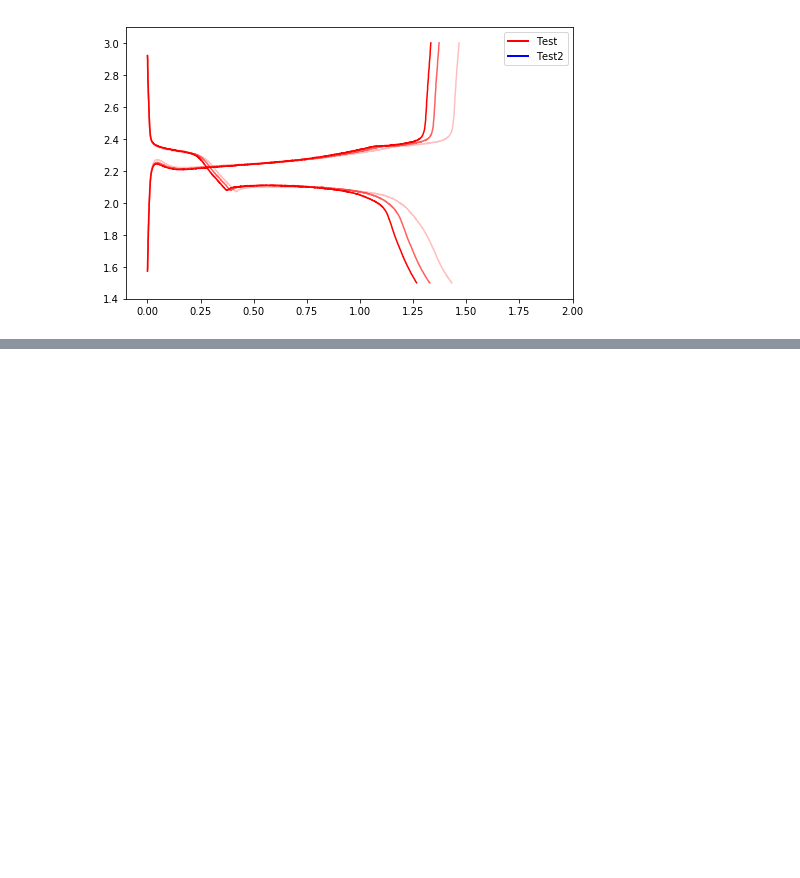
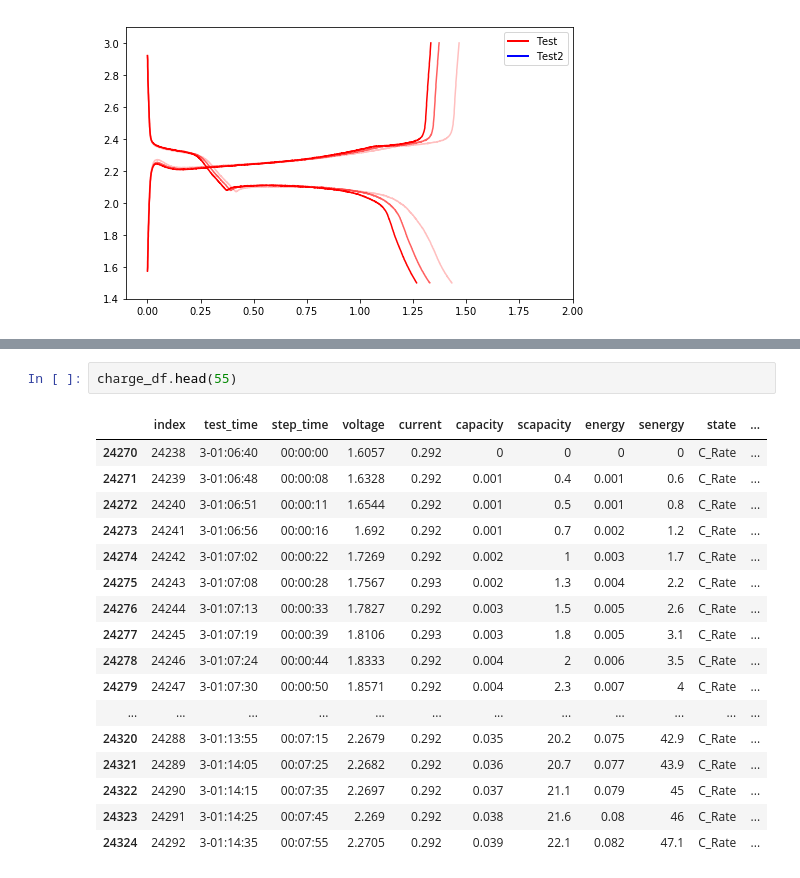
Before and after one commit to ParkerSteichen/battery_cycler, a Jupyter notebook: Dev_2/dataprep_dev.ipynb, the cells around one changed output, grey strips where cells are left out. Saved outputs shown, nothing was run; the diff lists cells and outputs as text; blank space fills up the shorter version.

```diff
--- a/Dev_2/dataprep_dev.ipynb
+++ b/Dev_2/dataprep_dev.ipynb
@@ -265,0 +306,20 @@ array([0, 1])
+# %%
+charge_df.head(55)
+# %% [output]
+|  | index | test_time | step_time | voltage | current | capacity | scapacity | energy | senergy | state | ... |
+| 24270 | 24238 | 3-01:06:40 | 00:00:00 | 1.6057 | 0.292 | 0 | 0 | 0 | 0 | C_Rate | ... |
+| 24271 | 24239 | 3-01:06:48 | 00:00:08 | 1.6328 | 0.292 | 0.001 | 0.4 | 0.001 | 0.6 | C_Rate | ... |
+| 24272 | 24240 | 3-01:06:51 | 00:00:11 | 1.6544 | 0.292 | 0.001 | 0.5 | 0.001 | 0.8 | C_Rate | ... |
+| 24273 | 24241 | 3-01:06:56 | 00:00:16 | 1.692 | 0.292 | 0.001 | 0.7 | 0.002 | 1.2 | C_Rate | ... |
+| 24274 | 24242 | 3-01:07:02 | 00:00:22 | 1.7269 | 0.292 | 0.002 | 1 | 0.003 | 1.7 | C_Rate | ... |
+| 24275 | 24243 | 3-01:07:08 | 00:00:28 | 1.7567 | 0.293 | 0.002 | 1.3 | 0.004 | 2.2 | C_Rate | ... |
+| 24276 | 24244 | 3-01:07:13 | 00:00:33 | 1.7827 | 0.292 | 0.003 | 1.5 | 0.005 | 2.6 | C_Rate | ... |
+| 24277 | 24245 | 3-01:07:19 | 00:00:39 | 1.8106 | 0.293 | 0.003 | 1.8 | 0.005 | 3.1 | C_Rate | ... |
+| 24278 | 24246 | 3-01:07:24 | 00:00:44 | 1.8333 | 0.292 | 0.004 | 2 | 0.006 | 3.5 | C_Rate | ... |
+| 24279 | 24247 | 3-01:07:30 | 00:00:50 | 1.8571 | 0.292 | 0.004 | 2.3 | 0.007 | 4 | C_Rate | ... |
+| ... | ... | ... | ... | ... | ... | ... | ... | ... | ... | ... | ... |
+| 24320 | 24288 | 3-01:13:55 | 00:07:15 | 2.2679 | 0.292 | 0.035 | 20.2 | 0.075 | 42.9 | C_Rate | ... |
+| 24321 | 24289 | 3-01:14:05 | 00:07:25 | 2.2682 | 0.292 | 0.036 | 20.7 | 0.077 | 43.9 | C_Rate | ... |
+| 24322 | 24290 | 3-01:14:15 | 00:07:35 | 2.2697 | 0.292 | 0.037 | 21.1 | 0.079 | 45 | C_Rate | ... |
+| 24323 | 24291 | 3-01:14:25 | 00:07:45 | 2.269 | 0.292 | 0.038 | 21.6 | 0.08 | 46 | C_Rate | ... |
+| 24324 | 24292 | 3-01:14:35 | 00:07:55 | 2.2705 | 0.292 | 0.039 | 22.1 | 0.082 | 47.1 | C_Rate | ... |
```
Also changed, not shown: parts of 9 cells of this notebook.
